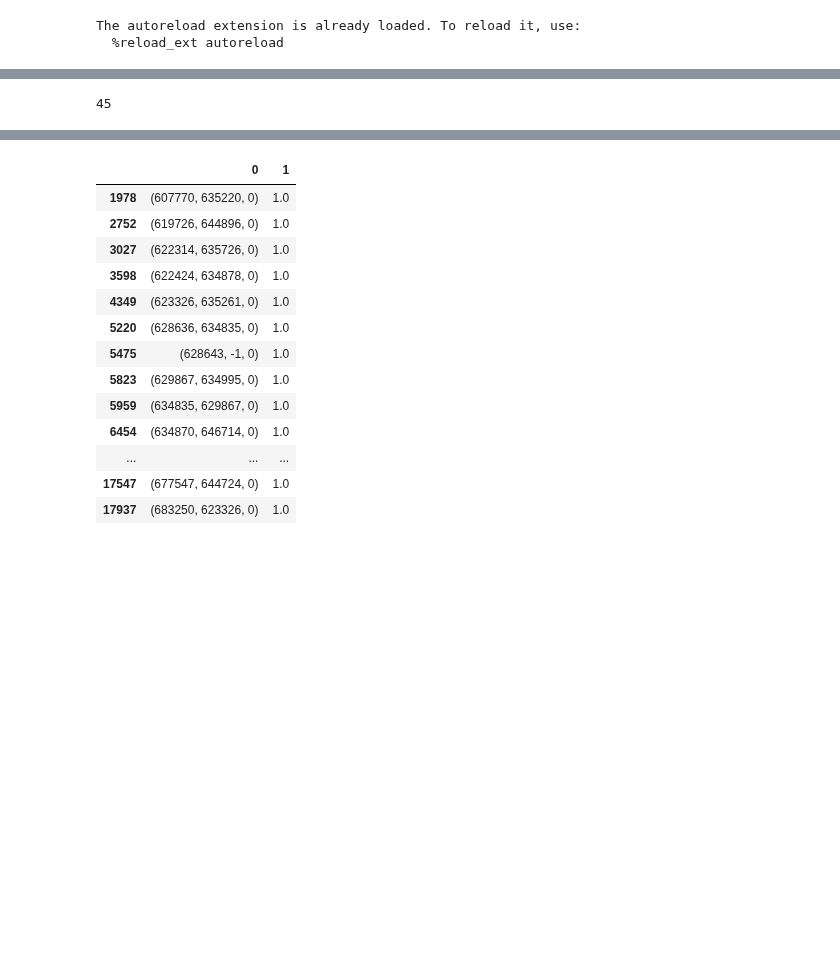
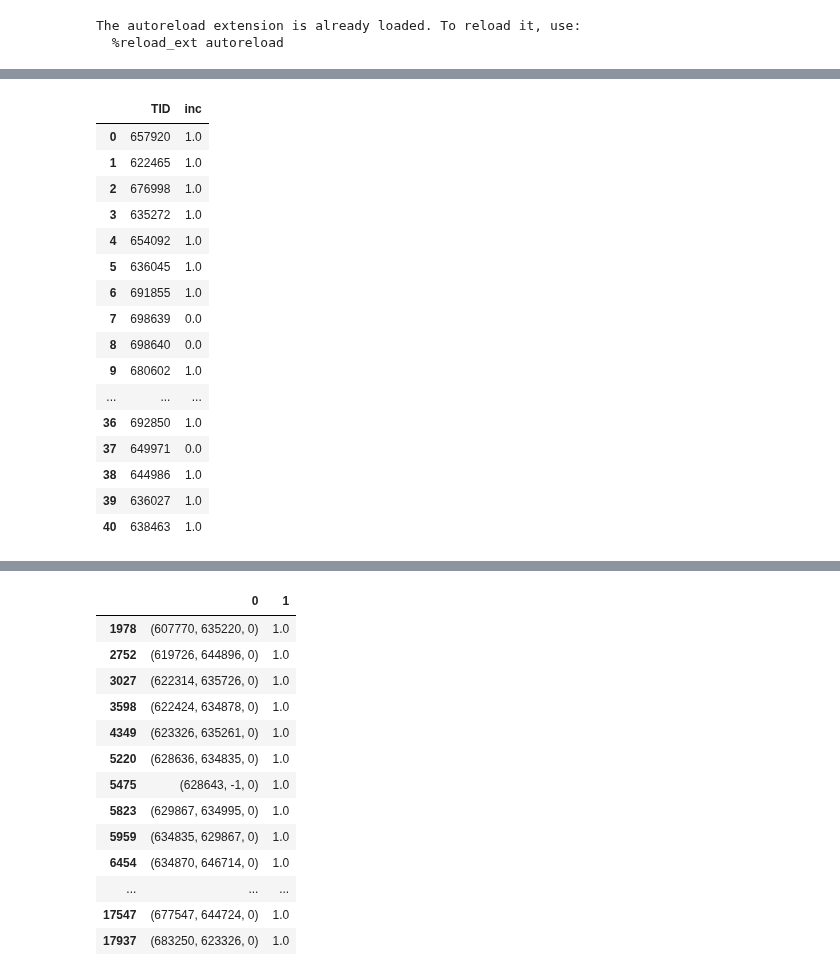
Before and after one commit to SerSmith/bank_schedule, a Jupyter notebook: main.ipynb, the cells around one changed output, grey strips where cells are left out. Cells and saved outputs as stored; diff of their text form; code cells hidden in the pictures; blank space fills up the shorter version.

```diff
--- a/main.ipynb
+++ b/main.ipynb
@@ -271,4 +240,0 @@ presolved_models, presolved_results = optim.presolve(data, date(2022, 11, 1), 14
-# %%
-len(data.get_tids_by_claster(2))
-# %% [output]
-45
@@ -274,0 +245,20 @@ len(data.get_tids_by_claster(2))
+# %%
+presolved_results[10][1]
+# %% [output]
+|  | TID | inc |
+| 0 | 657920 | 1.0 |
+| 1 | 622465 | 1.0 |
+| 2 | 676998 | 1.0 |
+| 3 | 635272 | 1.0 |
+| 4 | 654092 | 1.0 |
+| 5 | 636045 | 1.0 |
+| 6 | 691855 | 1.0 |
+| 7 | 698639 | 0.0 |
+| 8 | 698640 | 0.0 |
+| 9 | 680602 | 1.0 |
+| ... | ... | ... |
+| 36 | 692850 | 1.0 |
+| 37 | 649971 | 0.0 |
+| 38 | 644986 | 1.0 |
+| 39 | 636027 | 1.0 |
+| 40 | 638463 | 1.0 |
```
Also changed, not shown: parts of 31 cells of this notebook, 1 other file.
